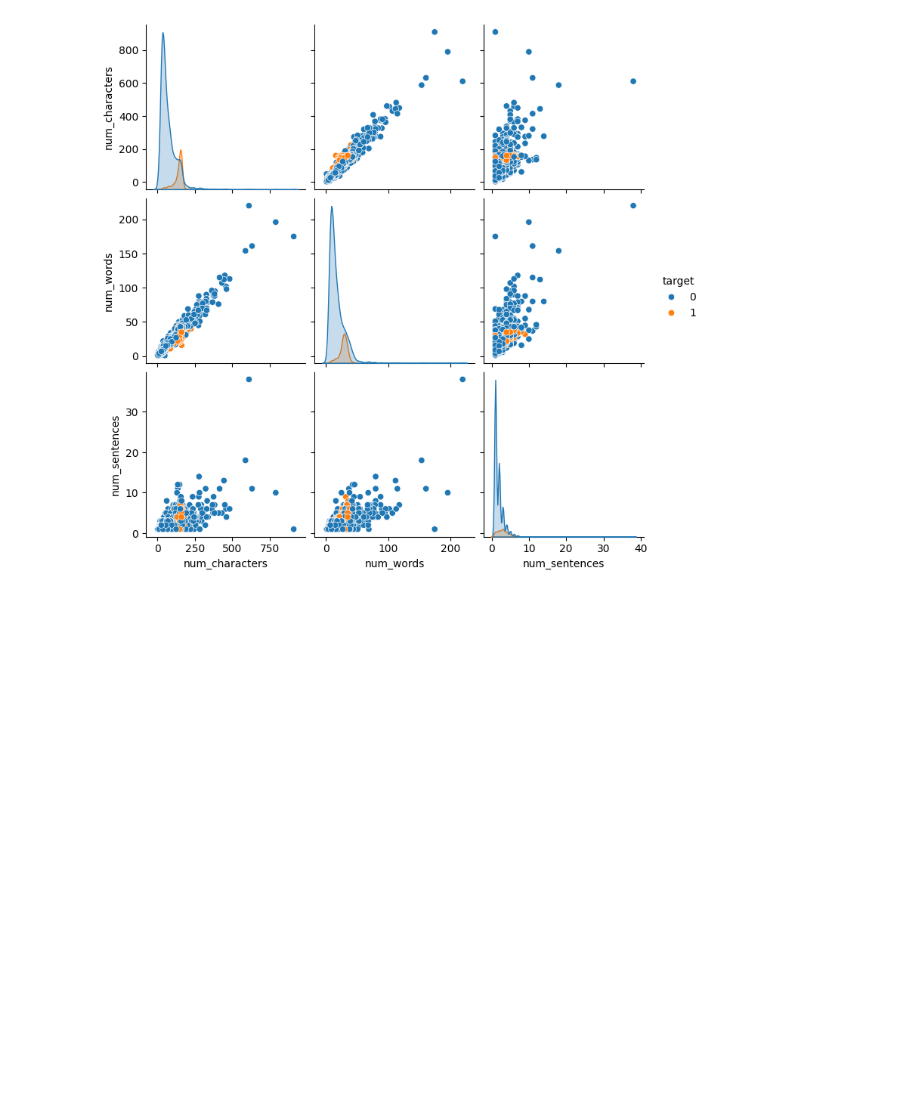
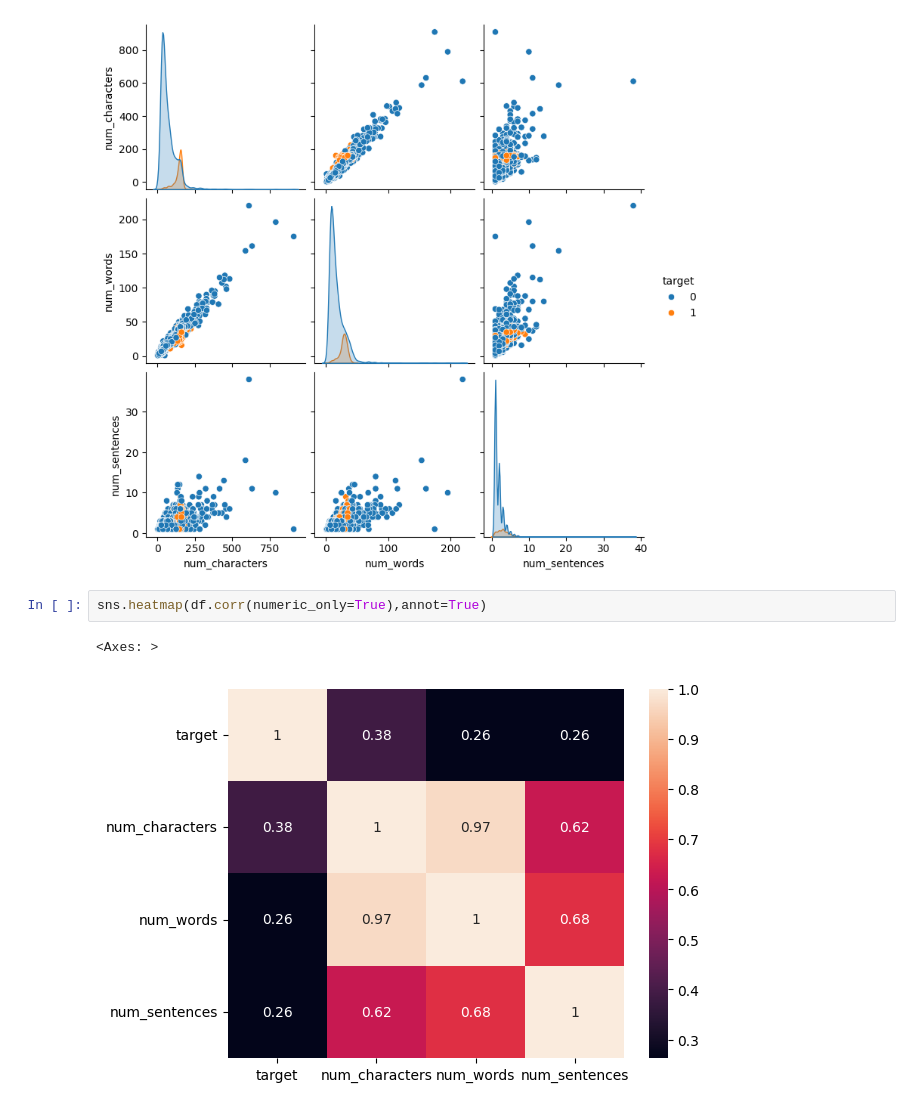
Before and after one commit to paudyalsandeep/sms_spam_classifier, a Jupyter notebook: sms_spam.ipynb, the cells around one changed output. Saved outputs shown, nothing was run; the diff lists cells and outputs as text; blank space fills up the shorter version.

```diff
--- a/sms_spam.ipynb
+++ b/sms_spam.ipynb
@@ -223,3 +223,8 @@ sns.pairplot(df,hue='target')
 # %% [output]
 <seaborn.axisgrid.PairGrid at 0x...>
 [figure]
+# %%
+sns.heatmap(df.corr(numeric_only=True),annot=True)
+# %% [output]
+<Axes: >
+[figure, added]
```
Also changed, not shown: parts of 18 cells of this notebook.
